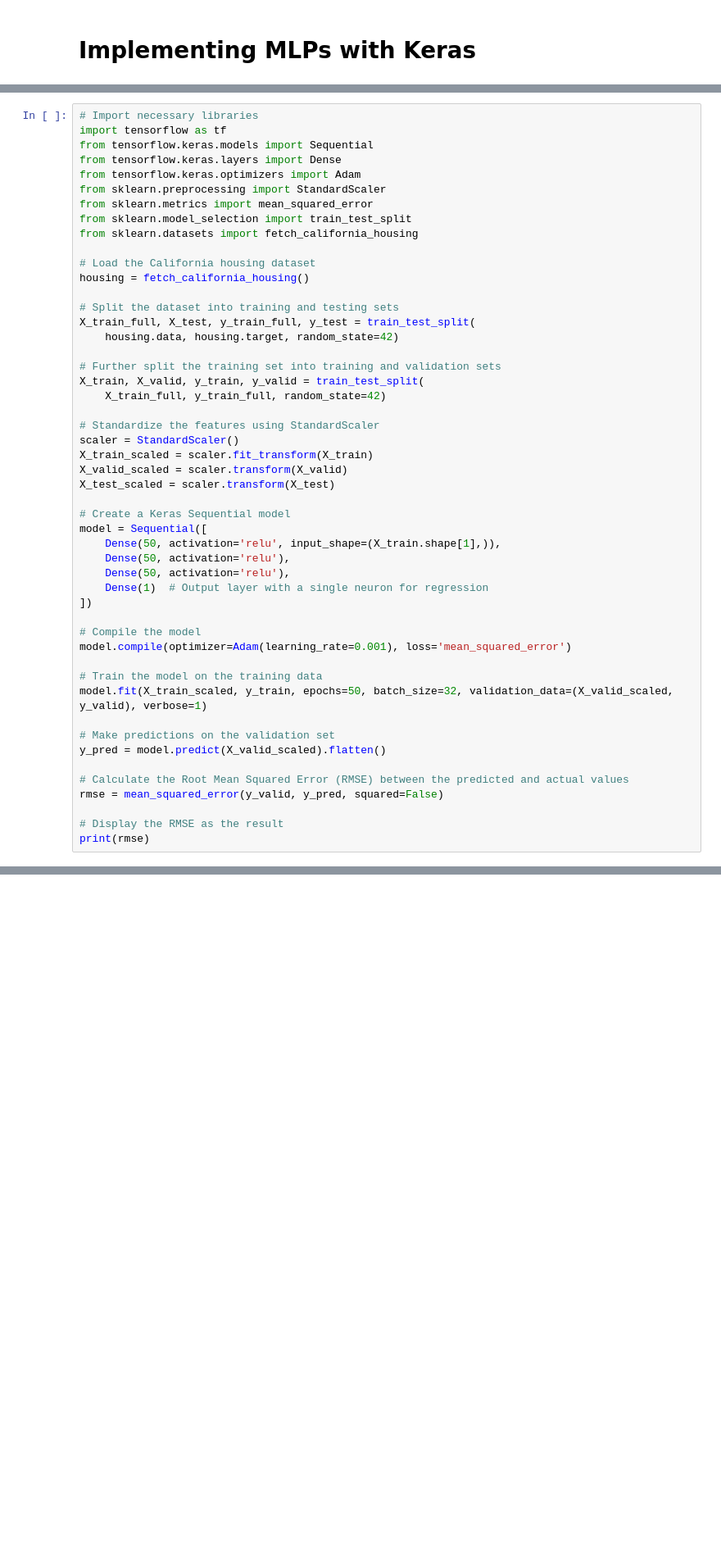
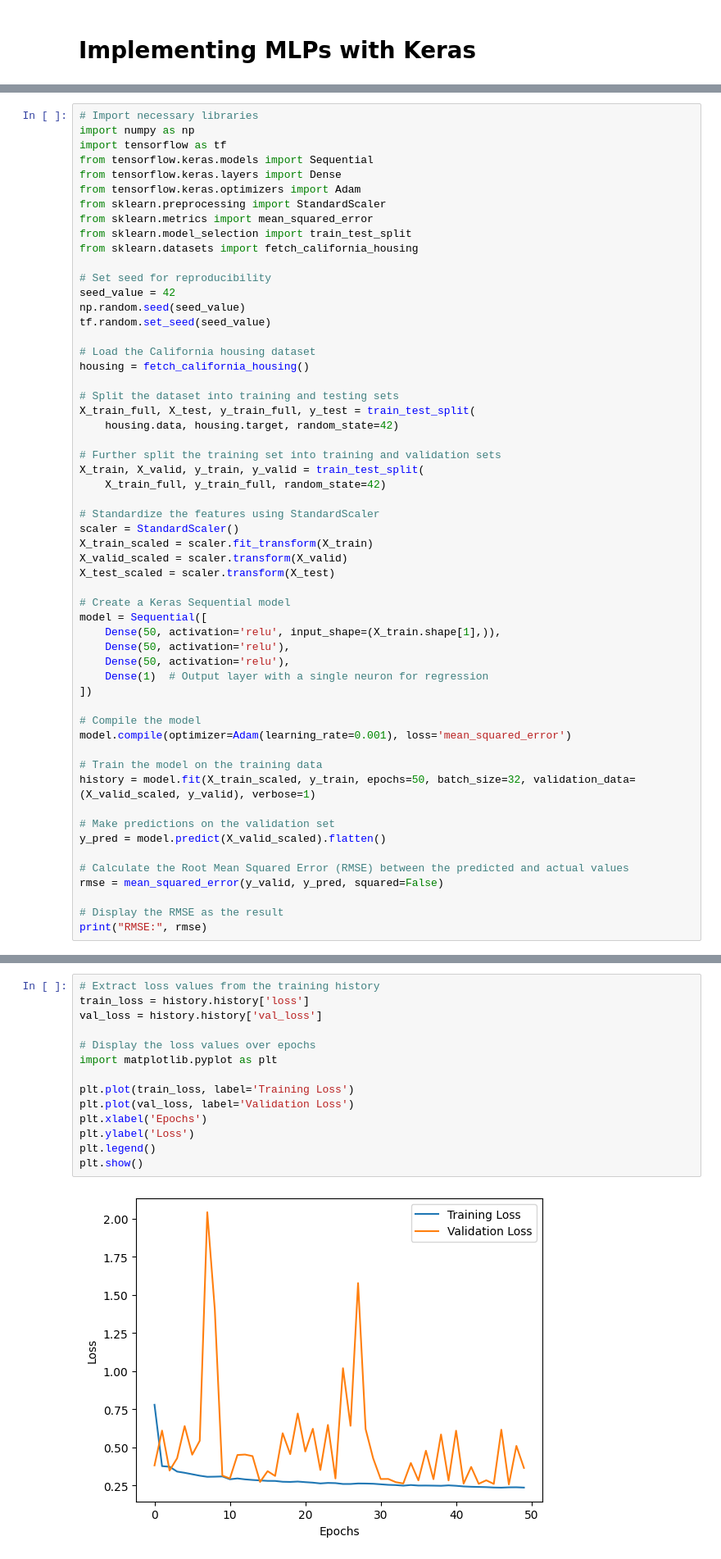
Before and after one commit to moheed-ali/AIML-Notebook-Collection, a Jupyter notebook: california_housing.ipynb, the cells around one changed output, grey strips where cells are left out. Shown at 82% size. Cells and saved outputs as stored; diff of their text form; blank space fills up the shorter version.

Commit message:
Showing training Loss

```diff
--- a/california_housing.ipynb
+++ b/california_housing.ipynb
@@ -13,5 +13,6 @@
 # %%
 # Import necessary libraries
+import numpy as np
 import tensorflow as tf
 from tensorflow.keras.models import Sequential
 from tensorflow.keras.layers import Dense
@@ -20,6 +21,11 @@ from sklearn.preprocessing import StandardScaler
 from sklearn.metrics import mean_squared_error
 from sklearn.model_selection import train_test_split
 from sklearn.datasets import fetch_california_housing
+
+# Set seed for reproducibility
+seed_value = 42
+np.random.seed(seed_value)
+tf.random.set_seed(seed_value)
 
 # Load the California housing dataset
 housing = fetch_california_housing()
@@ -50,7 +56,7 @@ model = Sequential([
 model.compile(optimizer=Adam(learning_rate=0.001), loss='mean_squared_error')
 
 # Train the model on the training data
-model.fit(X_train_scaled, y_train, epochs=50, batch_size=32, validation_data=(X_valid_scaled, y_valid), verbose=1)
+history = model.fit(X_train_scaled, y_train, epochs=50, batch_size=32, validation_data=(X_valid_scaled, y_valid), verbose=1)
 
 # Make predictions on the validation set
 y_pred = model.predict(X_valid_scaled).flatten()
@@ -59,6 +65,6 @@ y_pred = model.predict(X_valid_scaled).flatten()
 rmse = mean_squared_error(y_valid, y_pred, squared=False)
 
 # Display the RMSE as the result
-print(rmse)
+print("RMSE:", rmse)
 # %% [output]
 Epoch 1/50
@@ -81,3 +87,19 @@ Epoch 50/50
+# %%
+# Extract loss values from the training history
+train_loss = history.history['loss']
+val_loss = history.history['val_loss']
+
+# Display the loss values over epochs
+import matplotlib.pyplot as plt
+
+plt.plot(train_loss, label='Training Loss')
+plt.plot(val_loss, label='Validation Loss')
+plt.xlabel('Epochs')
+plt.ylabel('Loss')
+plt.legend()
+plt.show()
+# %% [output]
+[figure, added]
 # %% [markdown]
 # **2nd Run**
 *   **Layers:** Three hidden layers.
```
Also changed, not shown: parts of 5 cells of this notebook.
